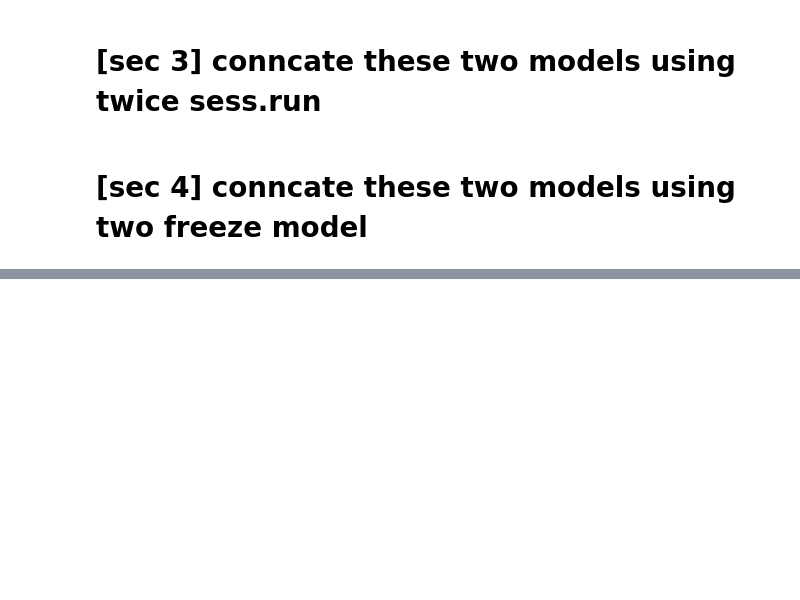
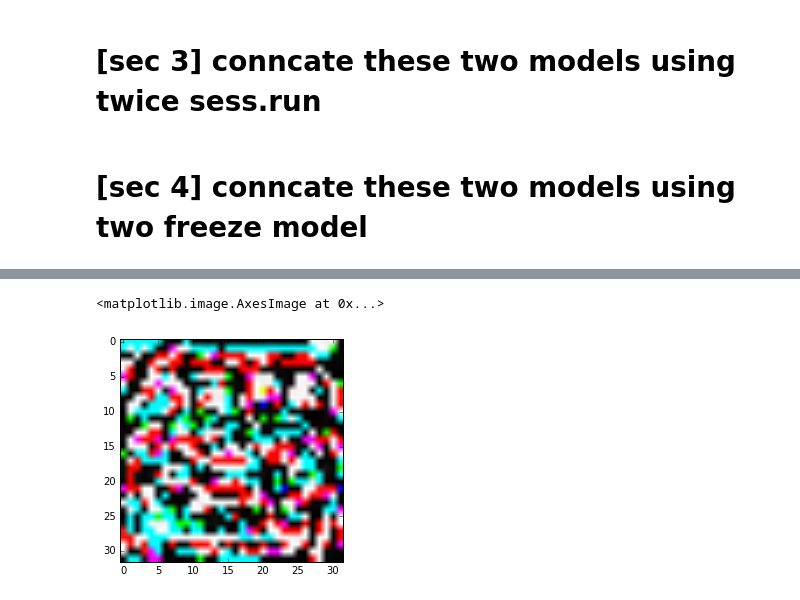
Before and after one commit to penolove/whimh2.0, a Jupyter notebook: Pretensor_whimh.ipynb, the cells around one changed output, grey strips where cells are left out. Cells and saved outputs as stored; diff of their text form; code cells hidden in the pictures; blank space fills up the shorter version.

```diff
--- a/Pretensor_whimh.ipynb
+++ b/Pretensor_whimh.ipynb
@@ -334,0 +399,5 @@ sess.close()
+# %%
+plt.imshow(x[0].astype('uint8'))
+# %% [output]
+<matplotlib.image.AxesImage at 0x...>
+[figure, added]
```
Also changed, not shown: parts of 10 cells of this notebook.
